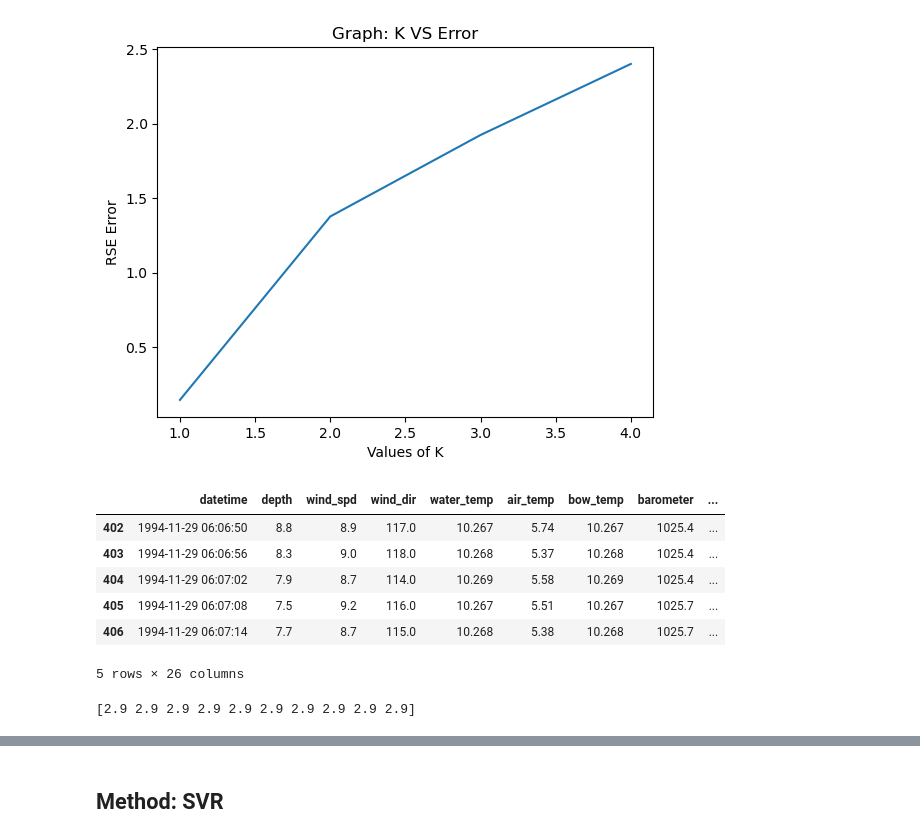
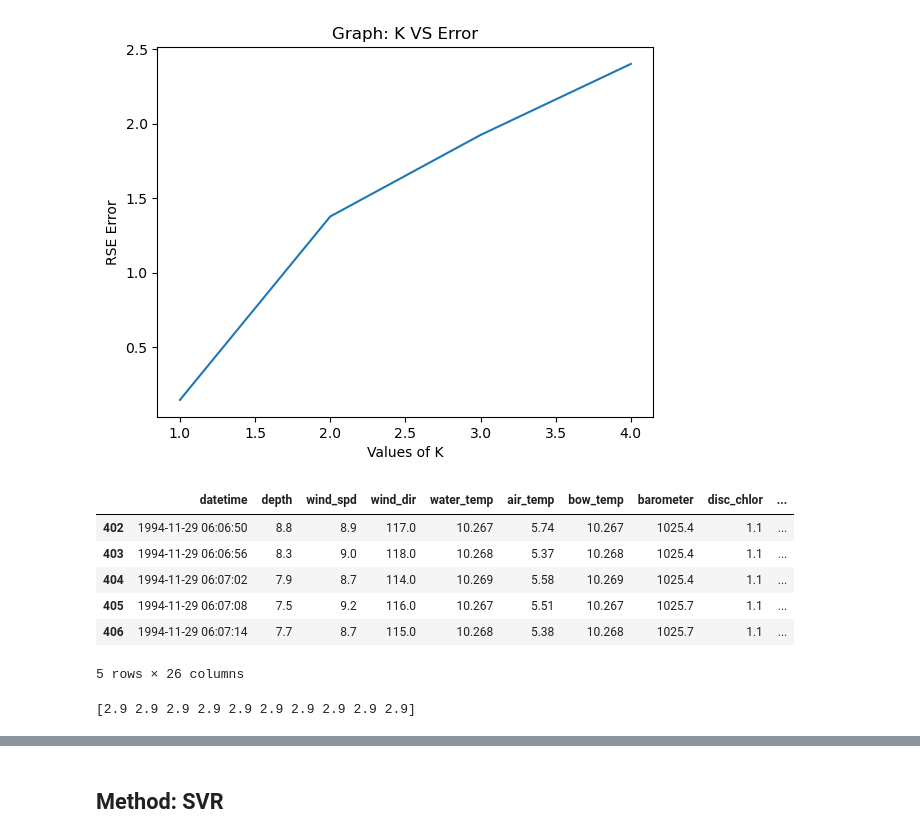
Before and after one commit to AlekWithK/PetersonFlowThrough, a Jupyter notebook: regression.ipynb, the cells around one changed output, grey strips where cells are left out. Cells and saved outputs as stored; diff of their text form; code cells hidden in the pictures.

```diff
--- a/regression.ipynb
+++ b/regression.ipynb
@@ -31,7 +31,7 @@ tqdm.pandas()
 # %%
 # Water quality table from TableauDataAlpha
 df_wq = pd.read_csv('Data Prep/tbl_sfbay_20240710_CLEANED.csv').reset_index(drop=True)
-df_wq = df_wq.dropna(subset='Calculated_Chlorophyll') # drops ~1% of the dataset missing calcchlor values
+df_wq = df_wq.dropna(subset='calc_chlor') # drops ~1% of the dataset missing calcchlor values
 df_wq.datetime = pd.to_datetime(df_wq.datetime)
 df_wq['timestamp'] = df_wq.datetime.astype('int64').div(10**9)
 display(df_wq.head())
@@ -41,6 +41,6 @@ df_ft = pd.read_parquet('Merges/PETERSON_FINAL.parquet').reset_index(drop=True).
 df_ft.datetime = pd.to_datetime(df_ft.datetime)
 df_ft['timestamp'] = df_ft.datetime.astype('int64').div(10**9)
 df_ft['water_temp'] = df_ft['water_temp'].combine_first(df_ft['bow_temp'])
-df_ft.rename(columns={'chlor': 'Discrete_Chlorophyll'}, inplace=True)
+df_ft.rename(columns={'chlor': 'disc_chlor'}, inplace=True)
 display(df_ft.head())
 # %% [output]
@@ -89,10 +128,10 @@ df_wq_plot.plot(ax=ax, x='datetime', y='Calculated_Chlorophyll', kind='scatter',
 ## Method: k-NN Model
 RSE = 0.45 @ k=2
 # %%
-df_wq.dropna(subset=['timestamp', 'station_id', 'Discrete_Chlorophyll', ], inplace=True)
+df_wq.dropna(subset=['timestamp', 'station_id', 'disc_chlor'], inplace=True)
 
-X = df_wq[['timestamp', 'station_id', 'Discrete_Chlorophyll', ]]
-y = df_wq['Calculated_Chlorophyll']
+X = df_wq[['timestamp', 'station_id', 'disc_chlor']]
+y = df_wq['calc_chlor']
 
 index = []
 err = []
@@ -116,19 +155,19 @@ plt.show()
 [figure]
 # %%
 knn = KNeighborsRegressor(n_neighbors=1, n_jobs=8)
-knn.fit(X, y)
+knn.fit(X.values, y.values)
 test = df_ft[df_ft.station_id == 36].head(10)
 test = test.drop(columns=['lat', 'lon', 'photic_depth'])
 display(test.head())
 
-x_pred = knn.predict(test[['timestamp', 'station_id', 'Discrete_Chlorophyll']])
+x_pred = knn.predict(test[['timestamp', 'station_id', 'disc_chlor']])
 print(x_pred)
 # %% [output]
-|  | datetime | depth | wind_spd | wind_dir | water_temp | air_temp | bow_temp | barometer | ... |
-| 402 | 1994-11-29 06:06:50 | 8.8 | 8.9 | 117.0 | 10.267 | 5.74 | 10.267 | 1025.4 | ... |
-| 403 | 1994-11-29 06:06:56 | 8.3 | 9.0 | 118.0 | 10.268 | 5.37 | 10.268 | 1025.4 | ... |
-| 404 | 1994-11-29 06:07:02 | 7.9 | 8.7 | 114.0 | 10.269 | 5.58 | 10.269 | 1025.4 | ... |
-| 405 | 1994-11-29 06:07:08 | 7.5 | 9.2 | 116.0 | 10.267 | 5.51 | 10.267 | 1025.7 | ... |
-| 406 | 1994-11-29 06:07:14 | 7.7 | 8.7 | 115.0 | 10.268 | 5.38 | 10.268 | 1025.7 | ... |
+|  | datetime | depth | wind_spd | wind_dir | water_temp | air_temp | bow_temp | barometer | disc_chlor | ... |
+| 402 | 1994-11-29 06:06:50 | 8.8 | 8.9 | 117.0 | 10.267 | 5.74 | 10.267 | 1025.4 | 1.1 | ... |
+| 403 | 1994-11-29 06:06:56 | 8.3 | 9.0 | 118.0 | 10.268 | 5.37 | 10.268 | 1025.4 | 1.1 | ... |
+| 404 | 1994-11-29 06:07:02 | 7.9 | 8.7 | 114.0 | 10.269 | 5.58 | 10.269 | 1025.4 | 1.1 | ... |
+| 405 | 1994-11-29 06:07:08 | 7.5 | 9.2 | 116.0 | 10.267 | 5.51 | 10.267 | 1025.7 | 1.1 | ... |
+| 406 | 1994-11-29 06:07:14 | 7.7 | 8.7 | 115.0 | 10.268 | 5.38 | 10.268 | 1025.7 | 1.1 | ... |
 5 rows × 26 columns
 [2.9 2.9 2.9 2.9 2.9 2.9 2.9 2.9 2.9 2.9]
```
Also changed, not shown: parts of 9 cells of this notebook, 2 other files.
